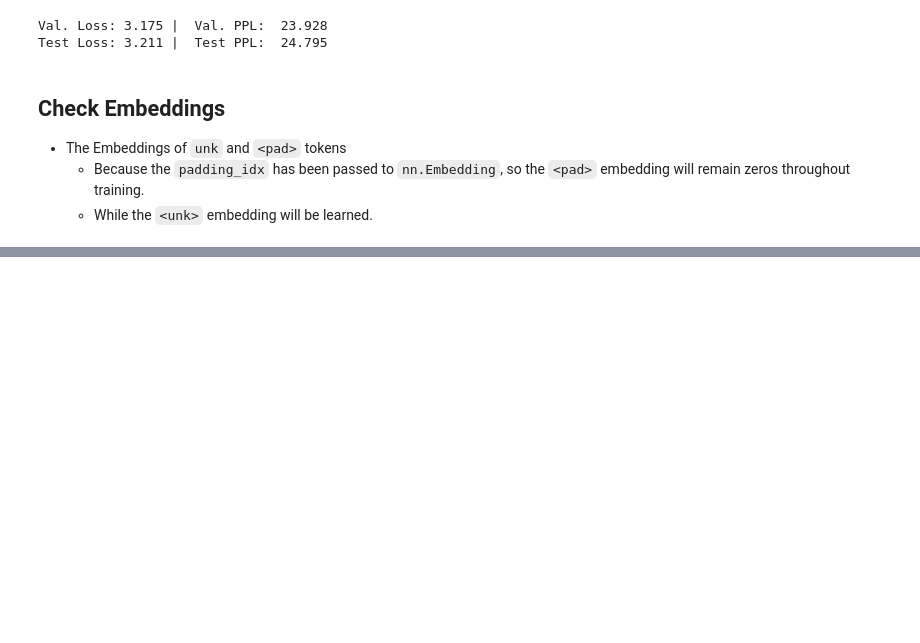
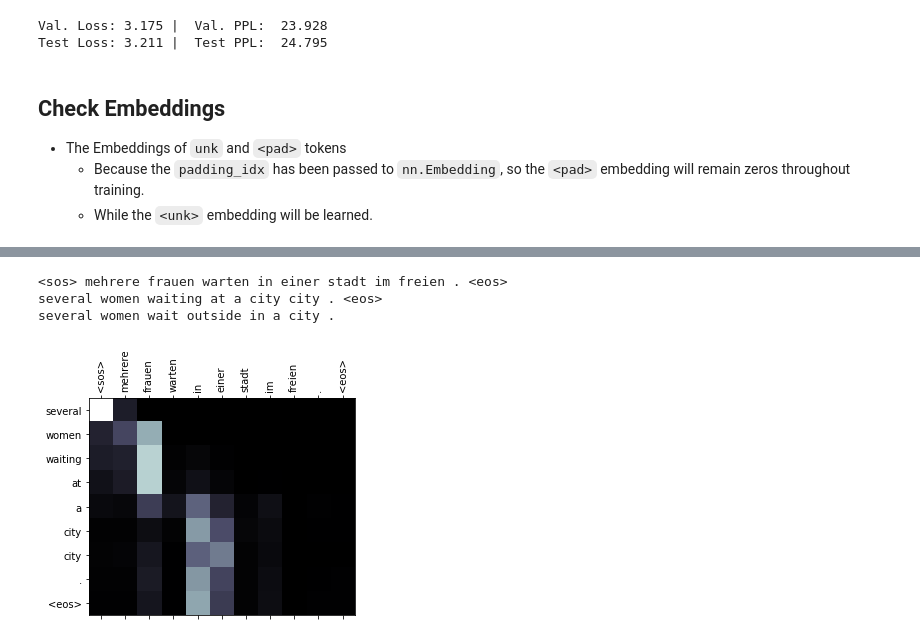
Before and after one commit to syuoni/PyTorch-Tutorials, a Jupyter notebook: Seq2Seq/[3]Learning-to-Align-and-Translate.ipynb, the cells around one changed output, grey strips where cells are left out. Saved outputs shown, nothing was run; the diff lists cells and outputs as text; code cells hidden in the pictures; blank space fills up the shorter version.

```diff
--- a/Seq2Seq/[3]Learning-to-Align-and-Translate.ipynb
+++ b/Seq2Seq/[3]Learning-to-Align-and-Translate.ipynb
@@ -491,0 +570,17 @@ tensor([[ 0.0510, -0.0335,  0.0091, -0.0296, -0.0272, -0.0422, -0.0251, -0.0260]
+# %%
+ex_idx = 14
+src_tokens = train_data[ex_idx].src
+trg_tokens = train_data[ex_idx].trg
+src_tokens = [SRC.init_token] + src_tokens + [SRC.eos_token]
+trans_tokens, attens = translate(model, src_tokens)
+
+print(" ".join(src_tokens))
+print(" ".join(trans_tokens))
+print(" ".join(trg_tokens))
+
+plot_attention(src_tokens, trans_tokens, attention)
+# %% [output]
+<sos> mehrere frauen warten in einer stadt im freien . <eos>
+several women waiting at a city city . <eos>
+several women wait outside in a city .
+[figure, added]
```
Also changed, not shown: parts of 20 cells of this notebook.
